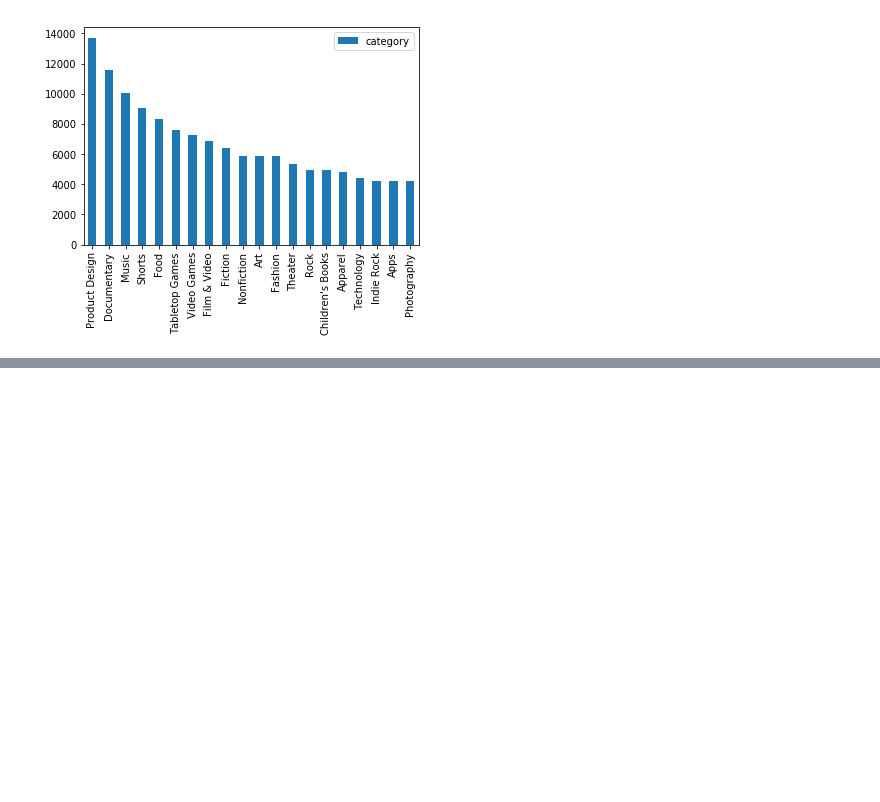
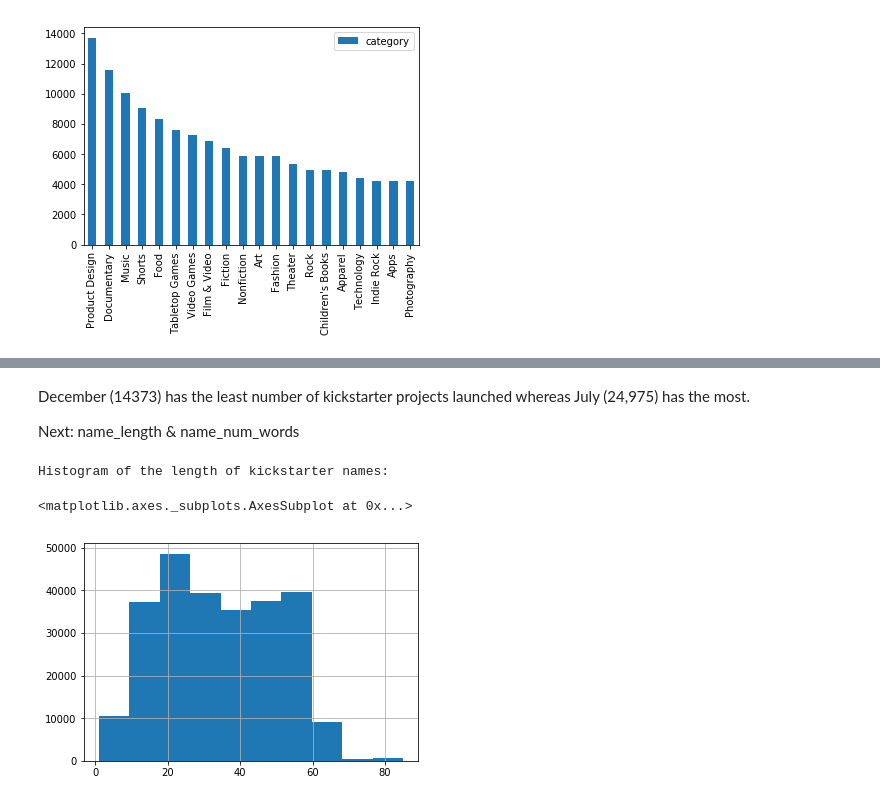
Before and after one commit to j2colaco/nu_ds_challenge, a Jupyter notebook: kickstarter_codebase.ipynb, the cells around one changed output, grey strips where cells are left out. Cells and saved outputs as stored; diff of their text form; code cells hidden in the pictures; blank space fills up the shorter version.

```diff
--- a/kickstarter_codebase.ipynb
+++ b/kickstarter_codebase.ipynb
@@ -294,0 +363,12 @@ Following is a bar plot of the top 20 categories:
+# %% [markdown]
+December (14373) has the least number of kickstarter projects launched whereas July (24,975) has the most.
+
+
+Next: name_length & name_num_words
+# %%
+print('Histogram of the length of kickstarter names:')
+data_v2.name_length.hist(bins=10)
+# %% [output]
+Histogram of the length of kickstarter names:
+<matplotlib.axes._subplots.AxesSubplot at 0x...>
+[figure, added]
```
Also changed, not shown: parts of 41 cells of this notebook.
